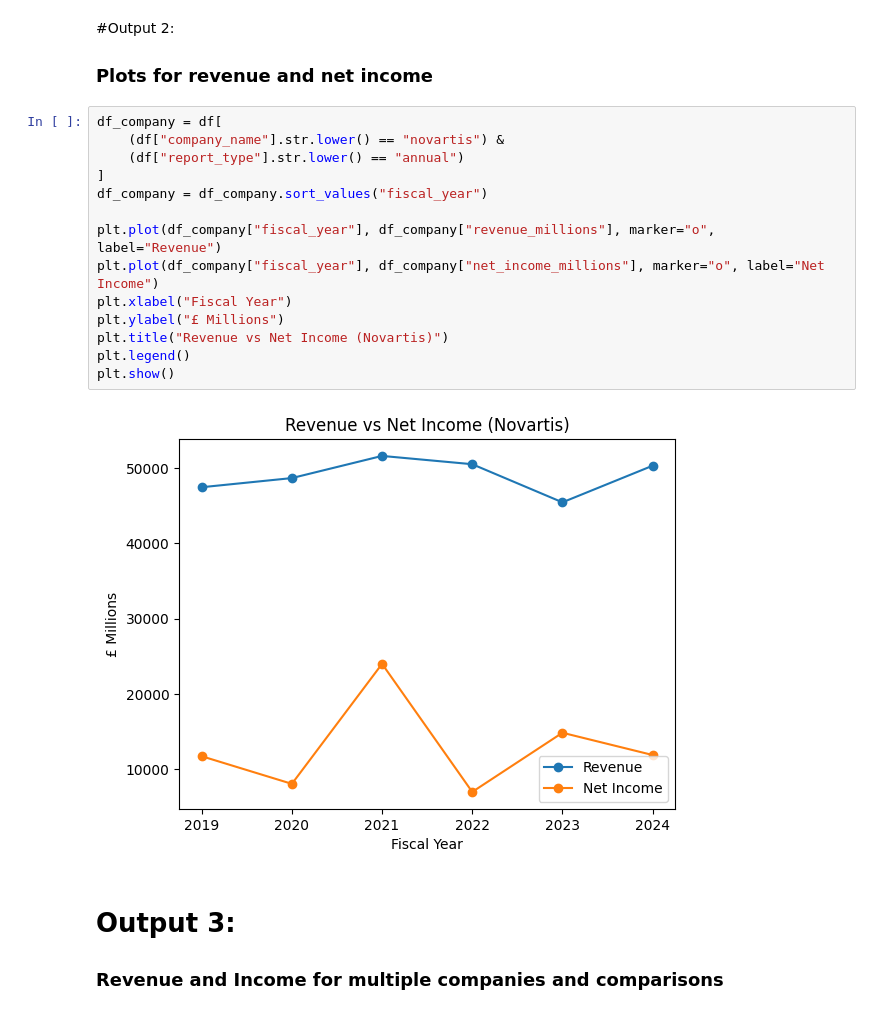
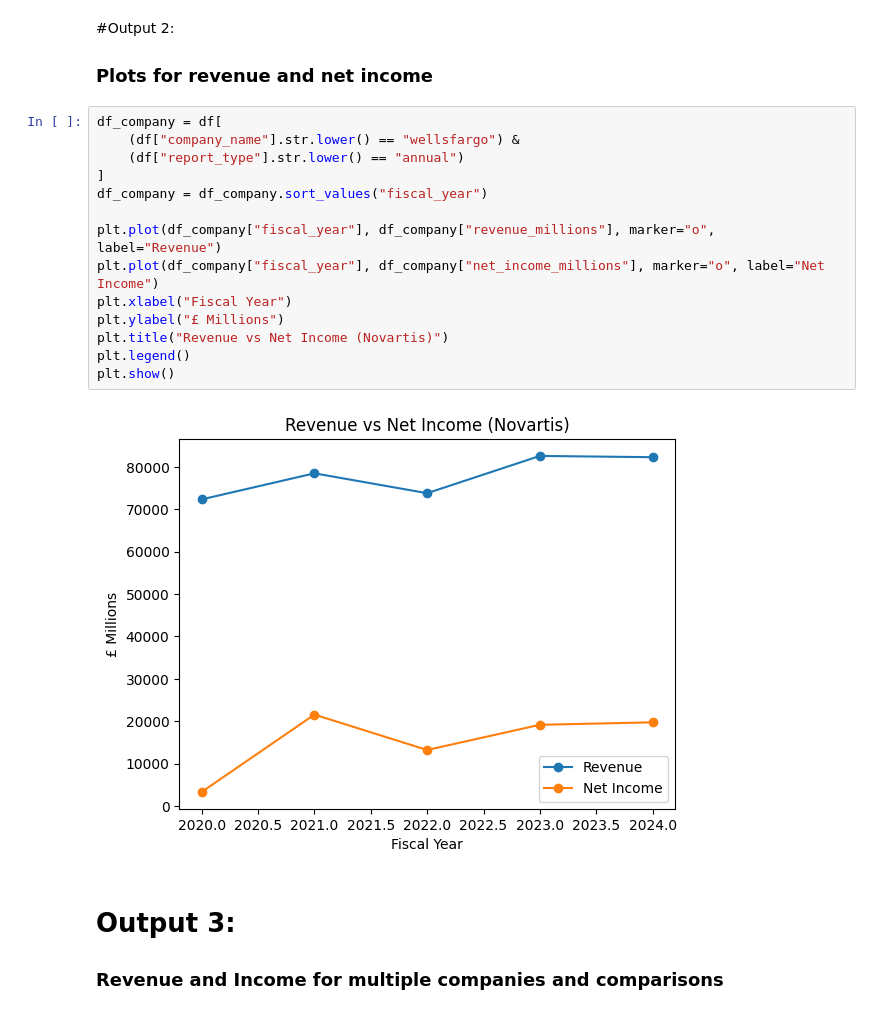
Before and after one commit to deepavn7/bq_ai_google_hackathon, a Jupyter notebook: process_reports.ipynb, the cells around one changed output. Saved outputs shown, nothing was run; the diff lists cells and outputs as text.

```diff
--- a/process_reports.ipynb
+++ b/process_reports.ipynb
@@ -812,20 +915,20 @@ Based on the "Wells Fargo Sustainability & Governance Report" published in Augus
 ### Plots for revenue and net income
 # %%
 df_company = df[
-    (df["company_name"].str.lower() == "novartis") &
+    (df["company_name"].str.lower() == "wellsfargo") &
     (df["report_type"].str.lower() == "annual")
 ]
 df_company = df_company.sort_values("fiscal_year")
 
 plt.plot(df_company["fiscal_year"], df_company["revenue_millions"], marker="o", label="Revenue")
 plt.plot(df_company["fiscal_year"], df_company["net_income_millions"], marker="o", label="Net Income")
 plt.xlabel("Fiscal Year")
 plt.ylabel("£ Millions")
 plt.title("Revenue vs Net Income (Novartis)")
 plt.legend()
 plt.show()
 # %% [output]
-[figure, old version]
+[figure, new version]
 # %% [markdown]
 # Output 3:
 ### Revenue and Income for multiple companies and comparisons
```
Also changed, not shown: parts of 12 cells of this notebook.
